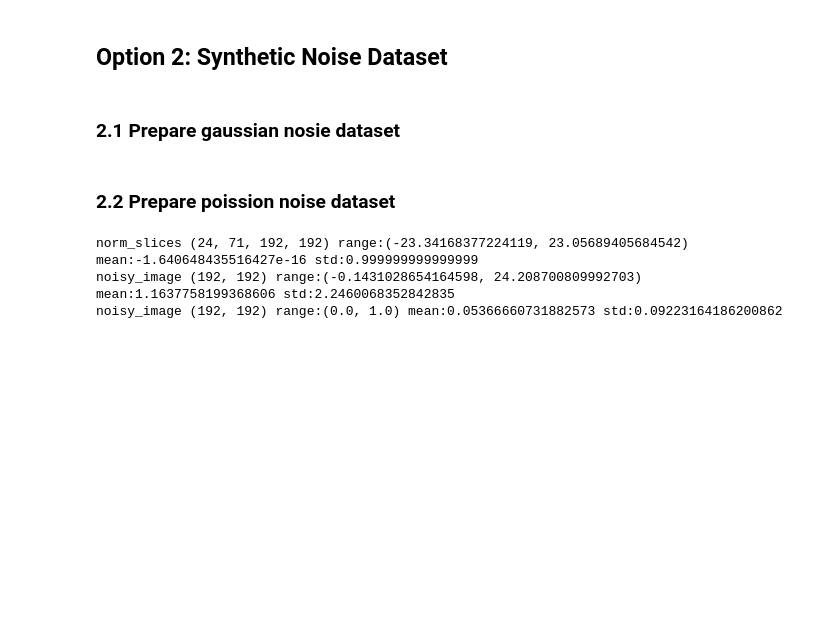
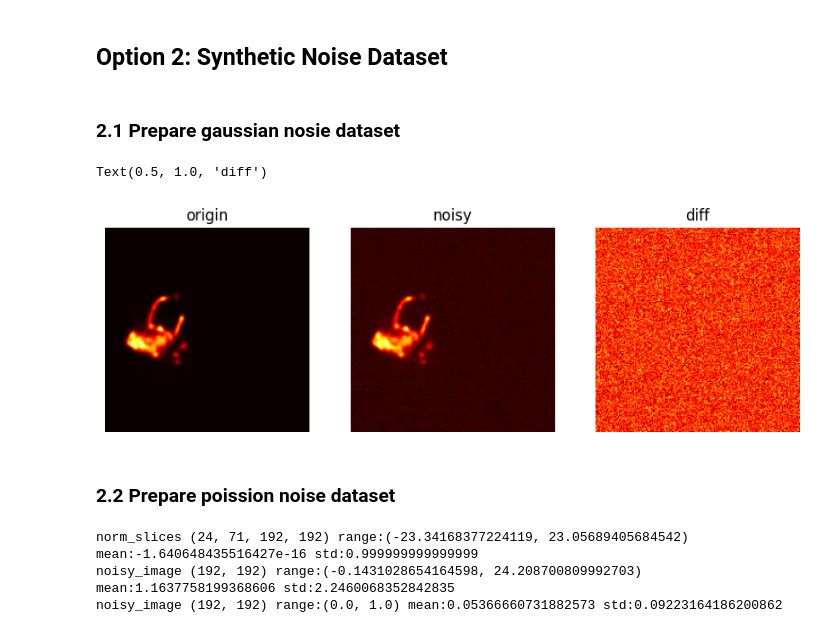
Before and after one commit to yoko19191/cardiac-dynamic-pet-denoising, a Jupyter notebook: 0_data_preparation.ipynb, the cells around one changed output. Cells and saved outputs as stored; diff of their text form; code cells hidden in the pictures; blank space fills up the shorter version.

```diff
--- a/0_data_preparation.ipynb
+++ b/0_data_preparation.ipynb
@@ -63,31 +63,34 @@ with h5py.File(f'./dataset/preprocessed/{file_name}.h5', 'w') as f:
 # %%
 # demostrate
 norm_slices = (slices_np - np.mean(slices_np)) / np.std(slices_np)
 norm_slices = (norm_slices - np.min(norm_slices)) / (np.max(norm_slices) - np.min(norm_slices))
 
 #
 rs = np.random.RandomState(seed=80)
 
 
 clean_image = norm_slices[11, 38]
-noisy_image = AdditiveGaussianNoise(rs, scale=(0.005, 0.005), execution_probability=1.0)(norm_slices)[11, 38]
+noisy_image = AdditiveGaussianNoise(rs, scale=(0.009, 0.009), execution_probability=1.0)(norm_slices)[11, 38]
 
 
 #
 fig, axes = plt.subplots(1, 3, figsize=(10, 5))
 ax = axes.ravel()
 
 ax[0].set_axis_off()
 ax[0].imshow(clean_image, cmap='hot')
 ax[0].set_title("origin")
 
 ax[1].set_axis_off()
 ax[1].imshow(noisy_image, cmap='hot')
 ax[1].set_title("noisy")
 
 ax[2].set_axis_off()
 ax[2].imshow(noisy_image - clean_image, cmap='hot')
 ax[2].set_title("diff")
+# %% [output]
+Text(0.5, 1.0, 'diff')
+[figure, added]
 # %%
 #
 norm_slices = (slices_np - np.mean(slices_np)) / np.std(slices_np)
```
Also changed, not shown: 18 other files.
